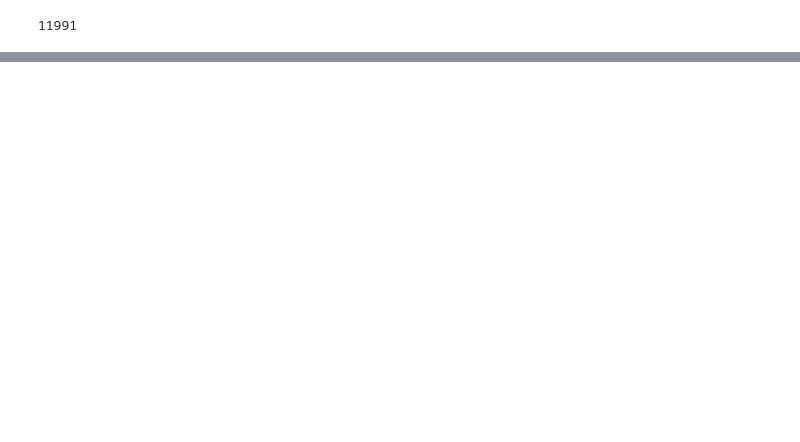
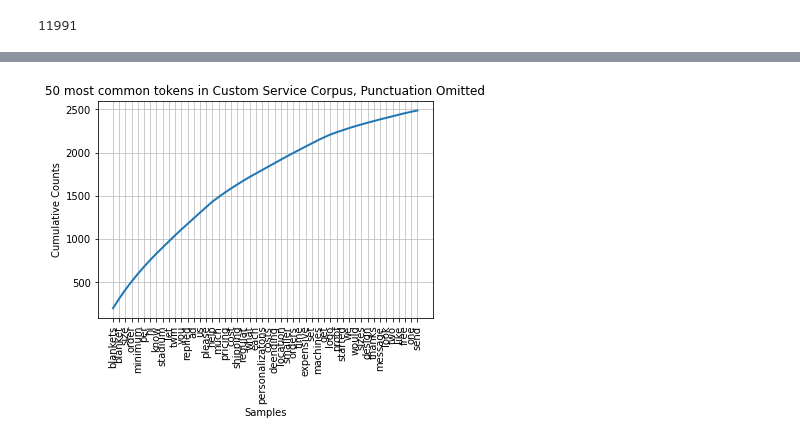
Before and after one commit to d141/knitsy_the_chatbot, a Jupyter notebook: Knitsy_Bot.ipynb, the cells around one changed output, grey strips where cells are left out. Cells and saved outputs as stored; diff of their text form; code cells hidden in the pictures; blank space fills up the shorter version.

```diff
--- a/Knitsy_Bot.ipynb
+++ b/Knitsy_Bot.ipynb
@@ -165,0 +266,16 @@ df.sample(10)
+# %%
+def custom_tokenize(text):
+    if not text:
+        #print('The text to be tokenized is a None type or integer. Defaulting to blank string.')
+        text = ''
+    return nltk.word_tokenize(text)
+
+df_test['tokenized_no_stopwords'] = df_test.no_stopwords.apply(custom_tokenize)
+# %%
+def custom_tokenize(text):
+    if not text:
+        #print('The text to be tokenized is a None type or integer. Defaulting to blank string.')
+        text = ''
+    return nltk.word_tokenize(text)
+
+df_test['tokenized_raw'] = df_test.content.apply(custom_tokenize)
@@ -165,0 +328,2 @@ df.sample(10)
+# %%
+corpus = sum(df_test['tokenized_no_stopwords'], [])
@@ -165,0 +332,5 @@ df.sample(10)
+# %%
+from nltk import FreqDist
+
+fd = FreqDist(corpus)
+fd.plot(50, cumulative=True, title="50 most common tokens in Custom Service Corpus")
@@ -165,0 +339,5 @@ df.sample(10)
+# %%
+fd_nopunc = FreqDist(dict((word, freq) for word, freq in fd.items() if word.isalpha()))
+fd_nopunc.plot(50, cumulative=True, title="50 most common tokens in Custom Service Corpus, Punctuation Omitted")
+# %% [output]
+[figure, added]
```
Also changed, not shown: parts of 68 cells of this notebook, 1 other file.
